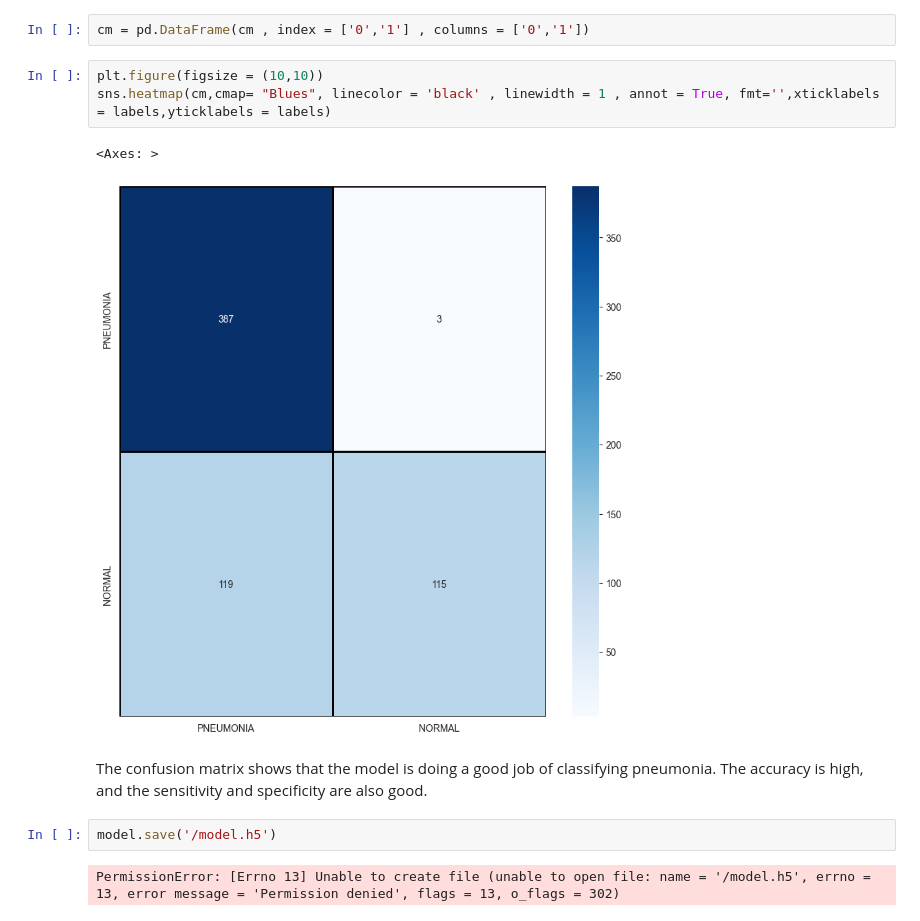
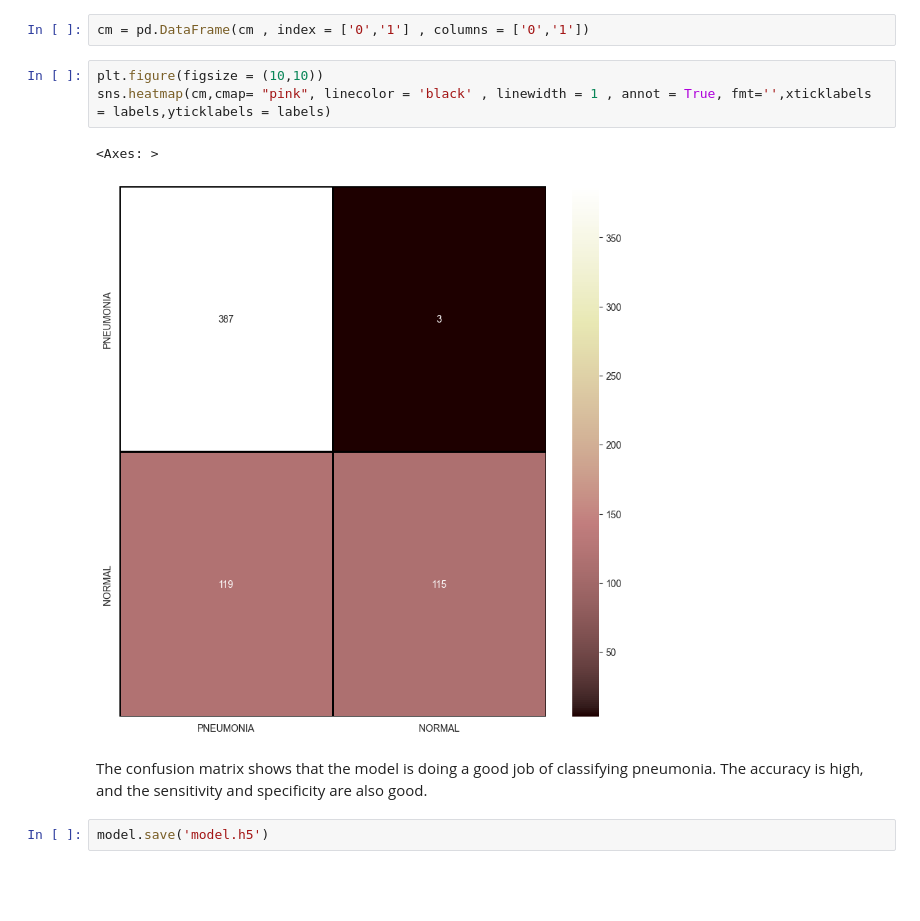
Before and after one commit to johnmuriithikamau/Deep-learning-algorithms-for-medical-diagnosis., a Jupyter notebook: index.ipynb, the cells around one changed output. Drawn from its saved outputs; the diff is of its cells as text; blank space fills up the shorter version.

```diff
--- a/index.ipynb
+++ b/index.ipynb
@@ -339,13 +327,11 @@ array([[387,   3],
 cm = pd.DataFrame(cm , index = ['0','1'] , columns = ['0','1'])
 # %%
 plt.figure(figsize = (10,10))
-sns.heatmap(cm,cmap= "Blues", linecolor = 'black' , linewidth = 1 , annot = True, fmt='',xticklabels = labels,yticklabels = labels)
+sns.heatmap(cm,cmap= "pink", linecolor = 'black' , linewidth = 1 , annot = True, fmt='',xticklabels = labels,yticklabels = labels)
 # %% [output]
 <Axes: >
-[figure, old version]
+[figure, new version]
 # %% [markdown]
 The confusion matrix shows that the model is doing a good job of classifying pneumonia. The accuracy is high, and the sensitivity and specificity are also good.
 # %%
-model.save('/model.h5')
+model.save('model.h5')
-# %% [output]
-PermissionError: [Errno 13] Unable to create file (unable to open file: name = '/model.h5', errno = 13, error message = 'Permission denied', flags = 13, o_flags = 302)
```
Also changed, not shown: parts of 8 cells of this notebook, 1 other file.
